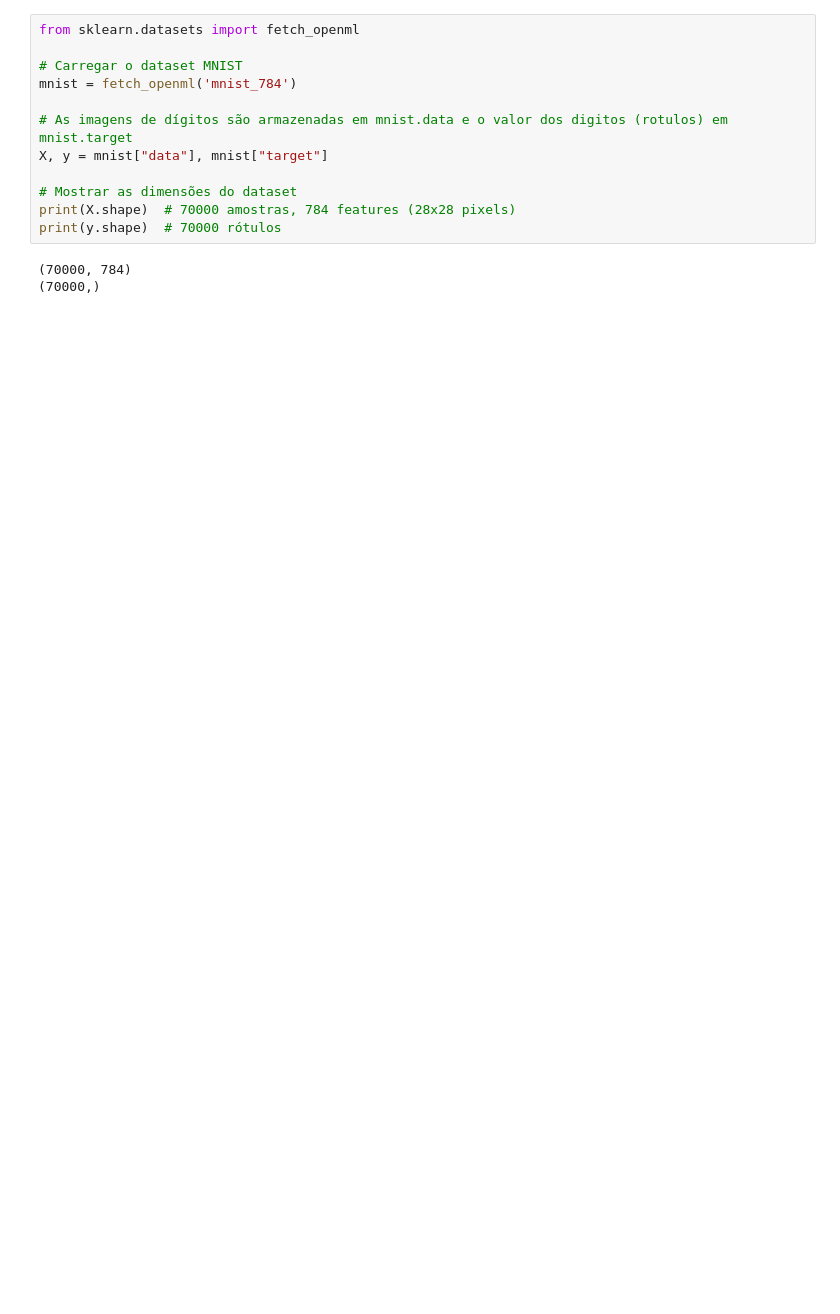
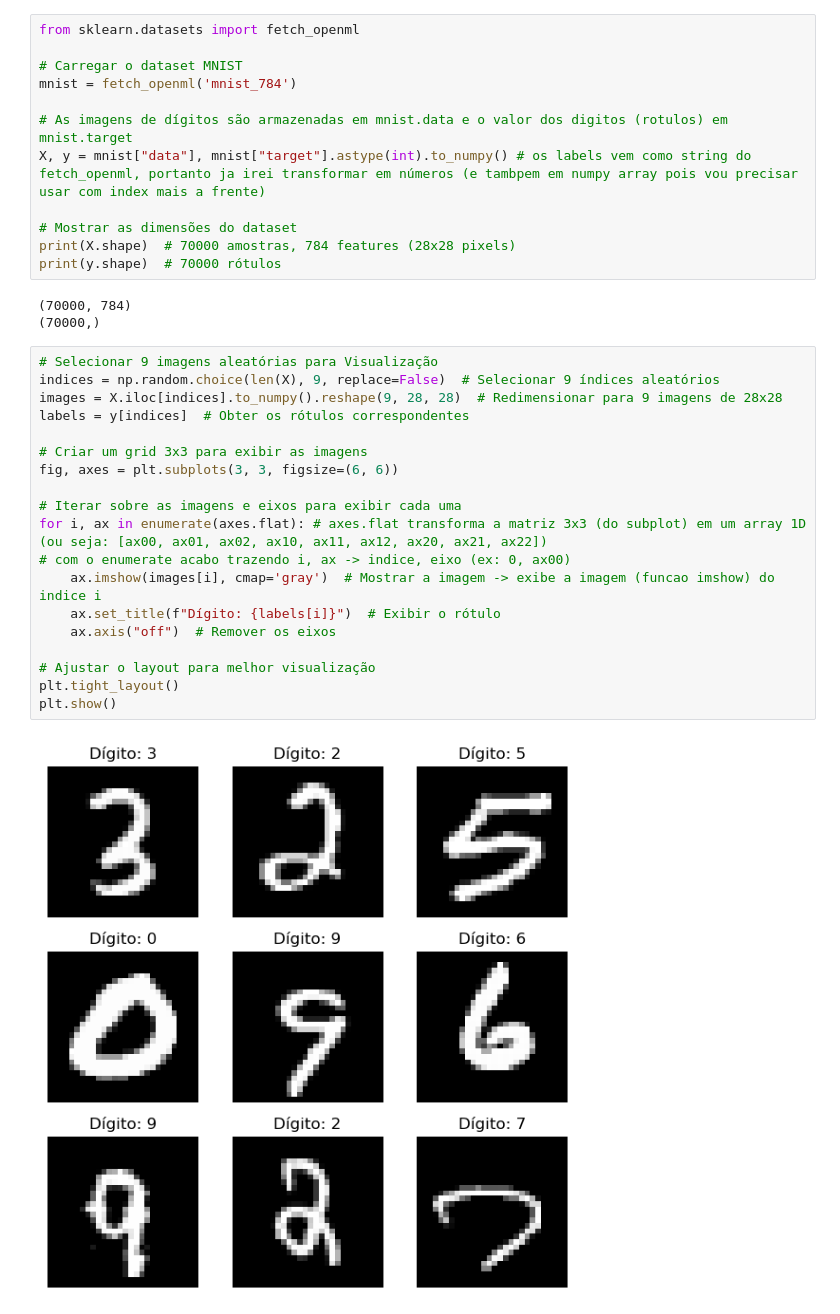
Before and after one commit to rafajovelho/Dimensionality-Reduction, a Jupyter notebook: PCA.ipynb, the cells around one changed output. Saved outputs shown, nothing was run; the diff lists cells and outputs as text; blank space fills up the shorter version.

```diff
--- a/PCA.ipynb
+++ b/PCA.ipynb
@@ -94,7 +94,7 @@ from sklearn.datasets import fetch_openml
 mnist = fetch_openml('mnist_784')
 
 # As imagens de dígitos são armazenadas em mnist.data e o valor dos digitos (rotulos) em mnist.target
-X, y = mnist["data"], mnist["target"]
+X, y = mnist["data"], mnist["target"].astype(int).to_numpy() # os labels vem como string do fetch_openml, portanto ja irei transformar em números (e tambpem em numpy array pois vou precisar usar com index mais a frente)
 
 # Mostrar as dimensões do dataset
 print(X.shape)  # 70000 amostras, 784 features (28x28 pixels)
@@ -102,3 +102,24 @@ print(y.shape)  # 70000 rótulos
 # %% [output]
 (70000, 784)
 (70000,)
+# %%
+# Selecionar 9 imagens aleatórias para Visualização
+indices = np.random.choice(len(X), 9, replace=False)  # Selecionar 9 índices aleatórios
+images = X.iloc[indices].to_numpy().reshape(9, 28, 28)  # Redimensionar para 9 imagens de 28x28
+labels = y[indices]  # Obter os rótulos correspondentes
+
+# Criar um grid 3x3 para exibir as imagens
+fig, axes = plt.subplots(3, 3, figsize=(6, 6))
+
+# Iterar sobre as imagens e eixos para exibir cada uma
+for i, ax in enumerate(axes.flat): # axes.flat transforma a matriz 3x3 (do subplot) em um array 1D (ou seja: [ax00, ax01, ax02, ax10, ax11, ax12, ax20, ax21, ax22])
+# com o enumerate acabo trazendo i, ax -> indice, eixo (ex: 0, ax00)
+    ax.imshow(images[i], cmap='gray')  # Mostrar a imagem -> exibe a imagem (funcao imshow) do indice i
+    ax.set_title(f"Dígito: {labels[i]}")  # Exibir o rótulo
+    ax.axis("off")  # Remover os eixos
+
+# Ajustar o layout para melhor visualização
+plt.tight_layout()
+plt.show()
+# %% [output]
+[figure, added]
```
Also changed, not shown: parts of 5 cells of this notebook.
